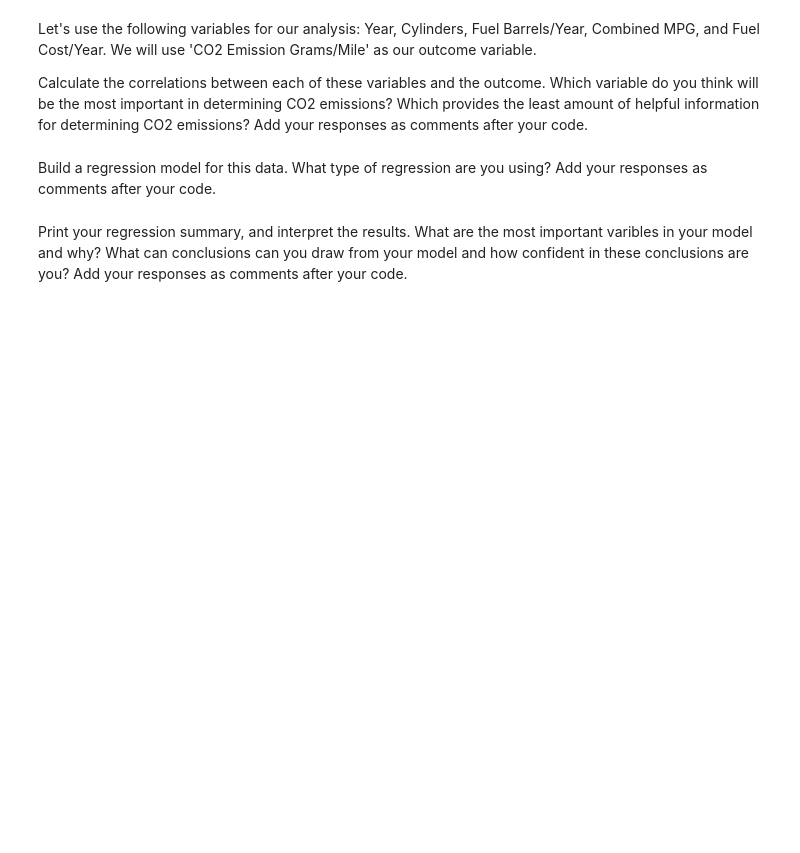
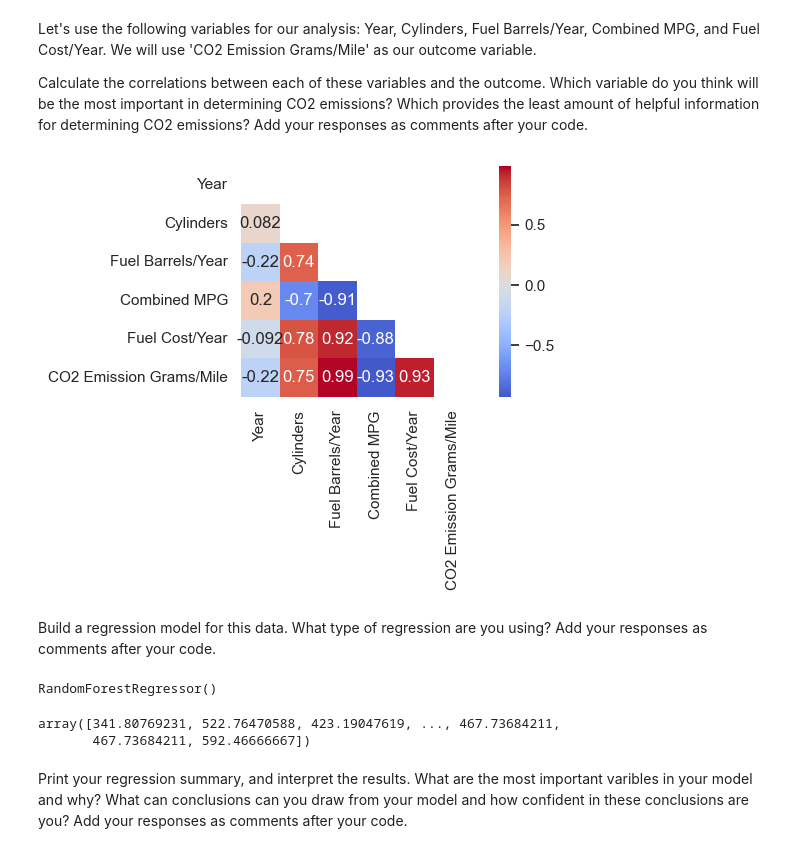
Before and after one commit to Ironhack-Data-Madrid-Octubre-2023/7.3-lab_regression_analysis, a Jupyter notebook: your-code.ipynb, the cells around one changed output. Saved outputs shown, nothing was run; the diff lists cells and outputs as text; code cells hidden in the pictures; blank space fills up the shorter version.

```diff
--- a/your-code.ipynb
+++ b/your-code.ipynb
@@ -90,0 +147,14 @@ For the second part of this lab, we will use the vehicles.csv data set. You can
+# %%
+# Import any libraries you may need & the data:
+
+import statsmodels.api as sm
+
+import seaborn as sns
+import numpy as np
+
+import warnings
+warnings.filterwarnings('ignore')
+
+
+data = pd.read_csv('vehicles.csv')
+data.head()
@@ -97,2 +178,19 @@ Calculate the correlations between each of these variables and the outcome. Whic
+# %%
+estudio = data[['Year','Cylinders','Fuel Barrels/Year','Combined MPG','Fuel Cost/Year','CO2 Emission Grams/Mile']]
+
+plt.figure(figsize=(7,3))
+
+sns.set(style='white')
+
+mask=np.triu(np.ones_like(estudio.corr(), dtype=bool))
+
+sns.heatmap(estudio.corr(),
+           mask=mask,
+          cmap='coolwarm',
+          center=0,
+          square=True,
+          annot=True);
+# %% [output]
+[figure, added]
 # %% [markdown]
 Build a regression model for this data. What type of regression are you using? Add your responses as comments after your code.
@@ -101,2 +206,14 @@ Build a regression model for this data. What type of regression are you using? A
+# %%
+from sklearn.ensemble import RandomForestRegressor as RFR
+
+rfr=RFR()
+rfr.fit(X_train, y_train)
+# %% [output]
+RandomForestRegressor()
+# %%
+rfr.predict(X_test)
+# %% [output]
+array([341.80769231, 522.76470588, 423.19047619, ..., 467.73684211,
+       467.73684211, 592.46666667])
 # %% [markdown]
 Print your regression summary, and interpret the results. What are the most important varibles in your model and why? What can conclusions can you draw from your model and how confident in these conclusions are you? Add your responses as comments after your code.
```
Also changed, not shown: parts of 17 cells of this notebook.
